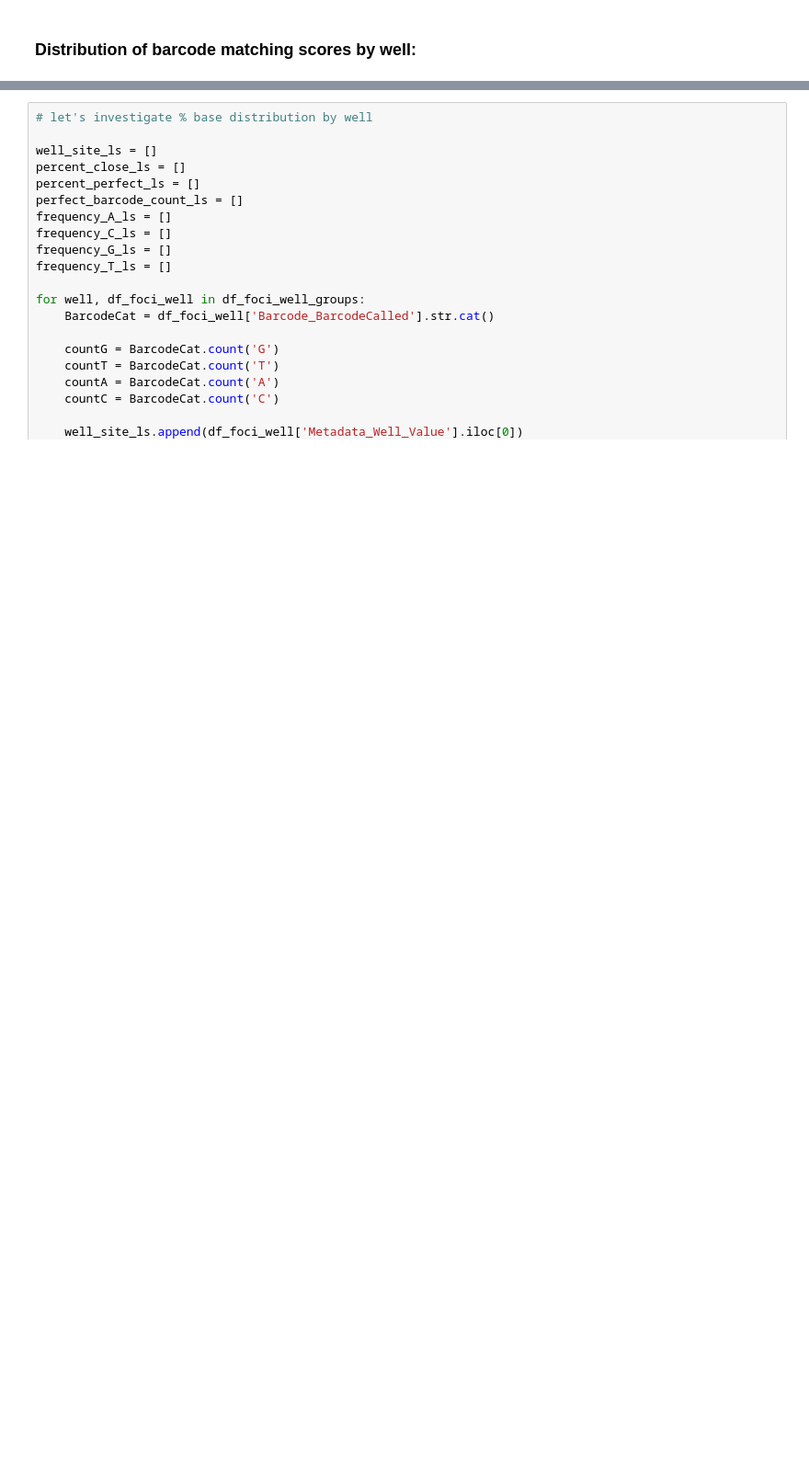
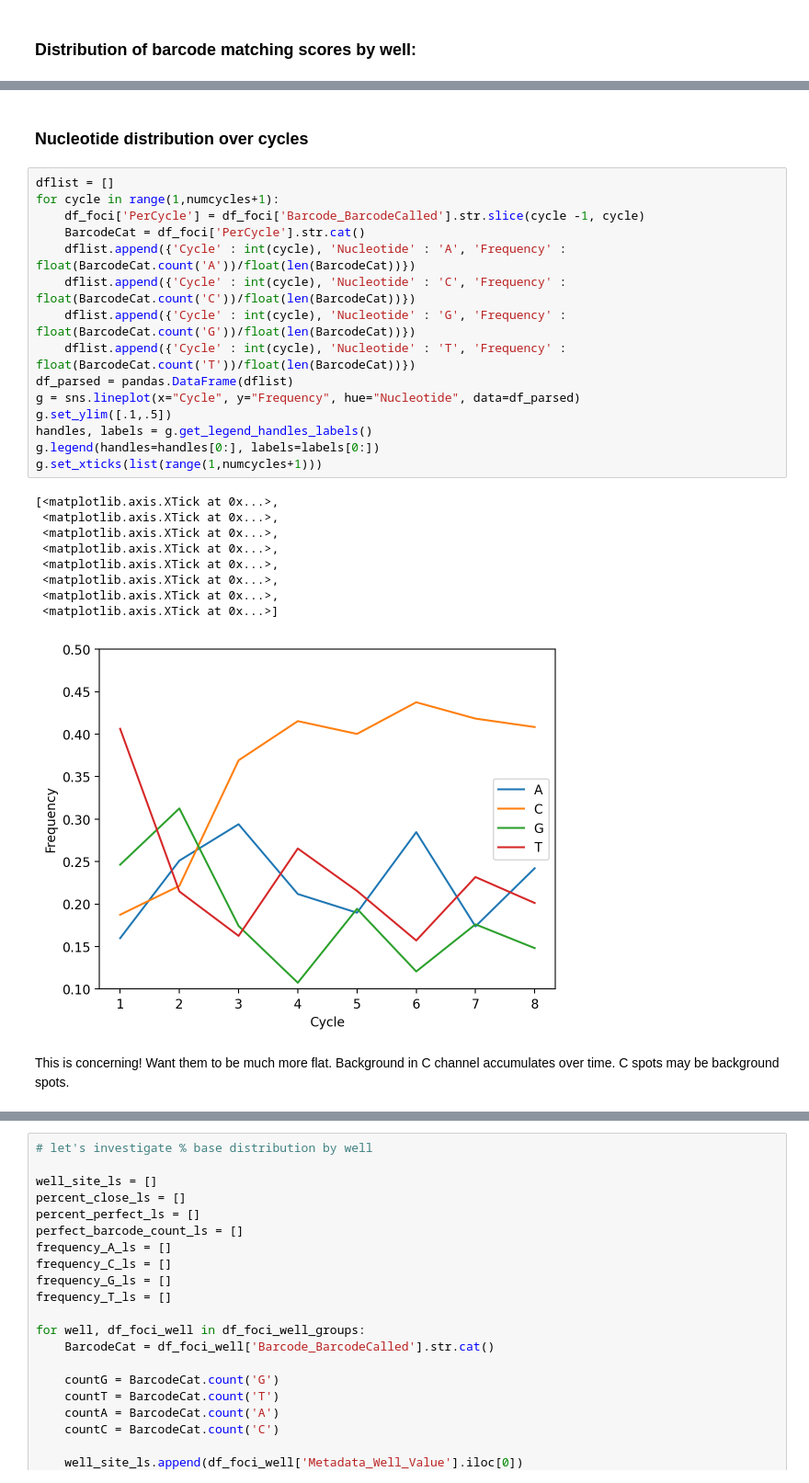
Before and after one commit to broadinstitute/pooled-cell-painting-image-processing, a Jupyter notebook: notebooks/7_Preprocessing_Notebook.ipynb, the cells around one changed output, grey strips where cells are left out. Shown at 92% size. Cells and saved outputs as stored; diff of their text form; blank space fills up the shorter version.

```diff
--- a/notebooks/7_Preprocessing_Notebook.ipynb
+++ b/notebooks/7_Preprocessing_Notebook.ipynb
@@ -190,0 +319,29 @@ print ("Frequency of T is " + str(float(countT)/float((len(BarcodeCat)))*100))
+# %% [markdown]
+### Nucleotide distribution over cycles
+# %%
+dflist = []
+for cycle in range(1,numcycles+1):
+    df_foci['PerCycle'] = df_foci['Barcode_BarcodeCalled'].str.slice(cycle -1, cycle)
+    BarcodeCat = df_foci['PerCycle'].str.cat()
+    dflist.append({'Cycle' : int(cycle), 'Nucleotide' : 'A', 'Frequency' : float(BarcodeCat.count('A'))/float(len(BarcodeCat))})
+    dflist.append({'Cycle' : int(cycle), 'Nucleotide' : 'C', 'Frequency' : float(BarcodeCat.count('C'))/float(len(BarcodeCat))})
+    dflist.append({'Cycle' : int(cycle), 'Nucleotide' : 'G', 'Frequency' : float(BarcodeCat.count('G'))/float(len(BarcodeCat))})
+    dflist.append({'Cycle' : int(cycle), 'Nucleotide' : 'T', 'Frequency' : float(BarcodeCat.count('T'))/float(len(BarcodeCat))})
+df_parsed = pandas.DataFrame(dflist)
+g = sns.lineplot(x="Cycle", y="Frequency", hue="Nucleotide", data=df_parsed)
+g.set_ylim([.1,.5])
+handles, labels = g.get_legend_handles_labels()
+g.legend(handles=handles[0:], labels=labels[0:])
+g.set_xticks(list(range(1,numcycles+1)))
+# %% [output]
+[<matplotlib.axis.XTick at 0x...>,
+ <matplotlib.axis.XTick at 0x...>,
+ <matplotlib.axis.XTick at 0x...>,
+ <matplotlib.axis.XTick at 0x...>,
+ <matplotlib.axis.XTick at 0x...>,
+ <matplotlib.axis.XTick at 0x...>,
+ <matplotlib.axis.XTick at 0x...>,
+ <matplotlib.axis.XTick at 0x...>]
+[figure, added]
+# %% [markdown]
+This is concerning! Want them to be much more flat. Background in C channel accumulates over time. C spots may be background spots.
```
Also changed, not shown: parts of 46 cells of this notebook.
